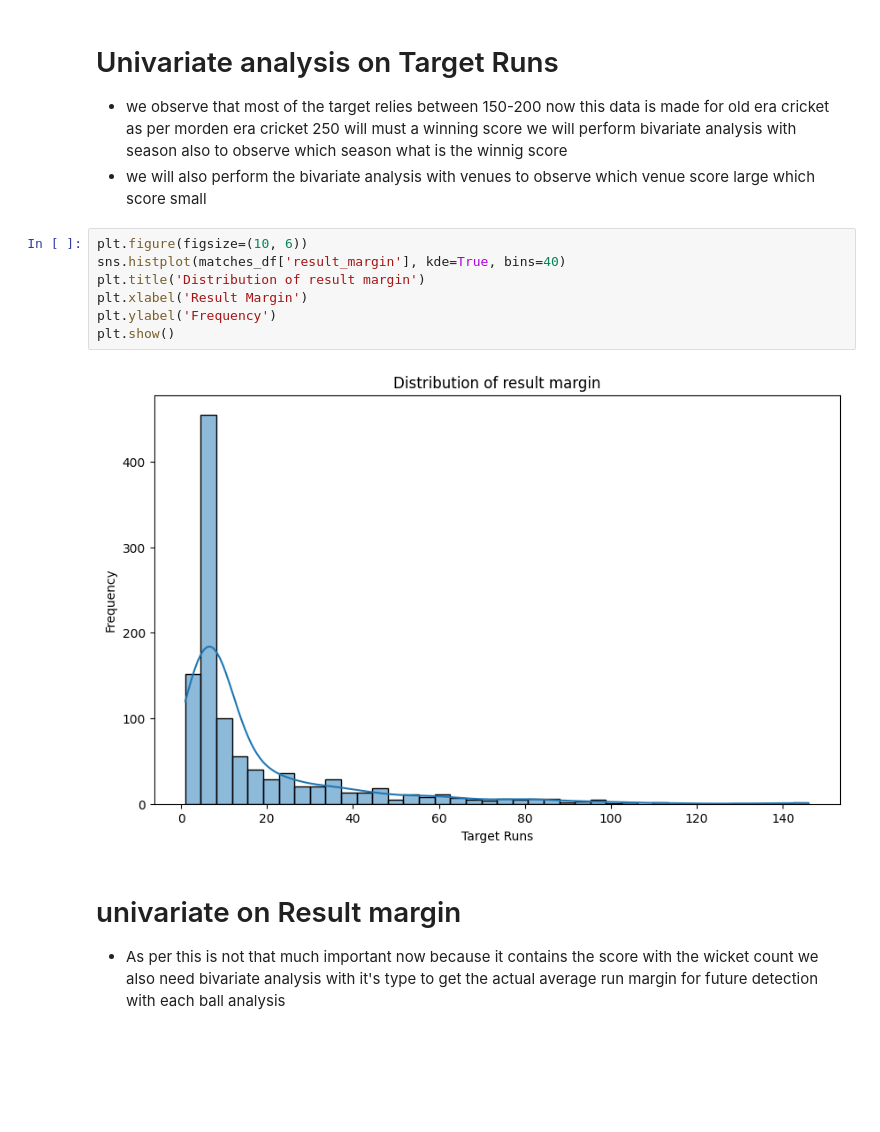
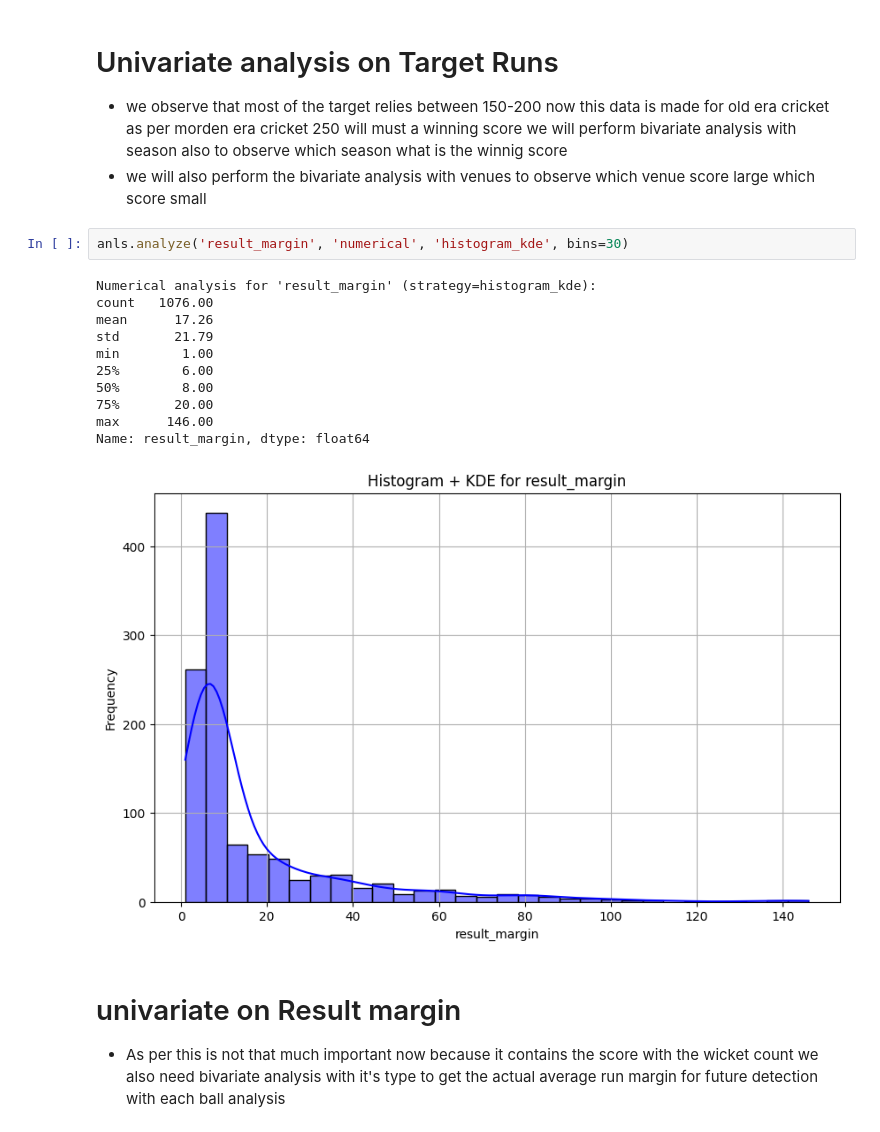
Before and after one commit to titan-spyer/ipl_prediction, a Jupyter notebook: Match_Prediction/analysis/EDA.ipynb, the cells around one changed output. Drawn from its saved outputs; the diff is of its cells as text; blank space fills up the shorter version.

```diff
--- a/Match_Prediction/analysis/EDA.ipynb
+++ b/Match_Prediction/analysis/EDA.ipynb
@@ -172,15 +222,20 @@ plt.show()
 # Univariate analysis on Target Runs
 * we observe that most of the target relies between 150-200 now this data is made for old era cricket as per morden era cricket 250 will must a winning score we will perform bivariate analysis with season also to observe which season what is the winnig score
 * we will also perform the bivariate analysis with venues to observe which venue score large which score small
-# %%
-plt.figure(figsize=(10, 6))
-sns.histplot(matches_df['result_margin'], kde=True, bins=40)
-plt.title('Distribution of result margin')
-plt.xlabel('Result Margin')
-plt.ylabel('Frequency')
-plt.show()
-# %% [output]
-[figure, removed]
+# %%
+anls.analyze('result_margin', 'numerical', 'histogram_kde', bins=30)
+# %% [output]
+Numerical analysis for 'result_margin' (strategy=histogram_kde):
+count   1076.00
+mean      17.26
+std       21.79
+min        1.00
+25%        6.00
+50%        8.00
+75%       20.00
+max      146.00
+Name: result_margin, dtype: float64
+[figure, added]
 # %% [markdown]
 # univariate on Result margin
 * As per this is not that much important now because it contains the score with the wicket count we also need bivariate analysis with it's type to get the actual average run margin for future detection with each ball analysis
```
Also changed, not shown: parts of 15 cells of this notebook.
